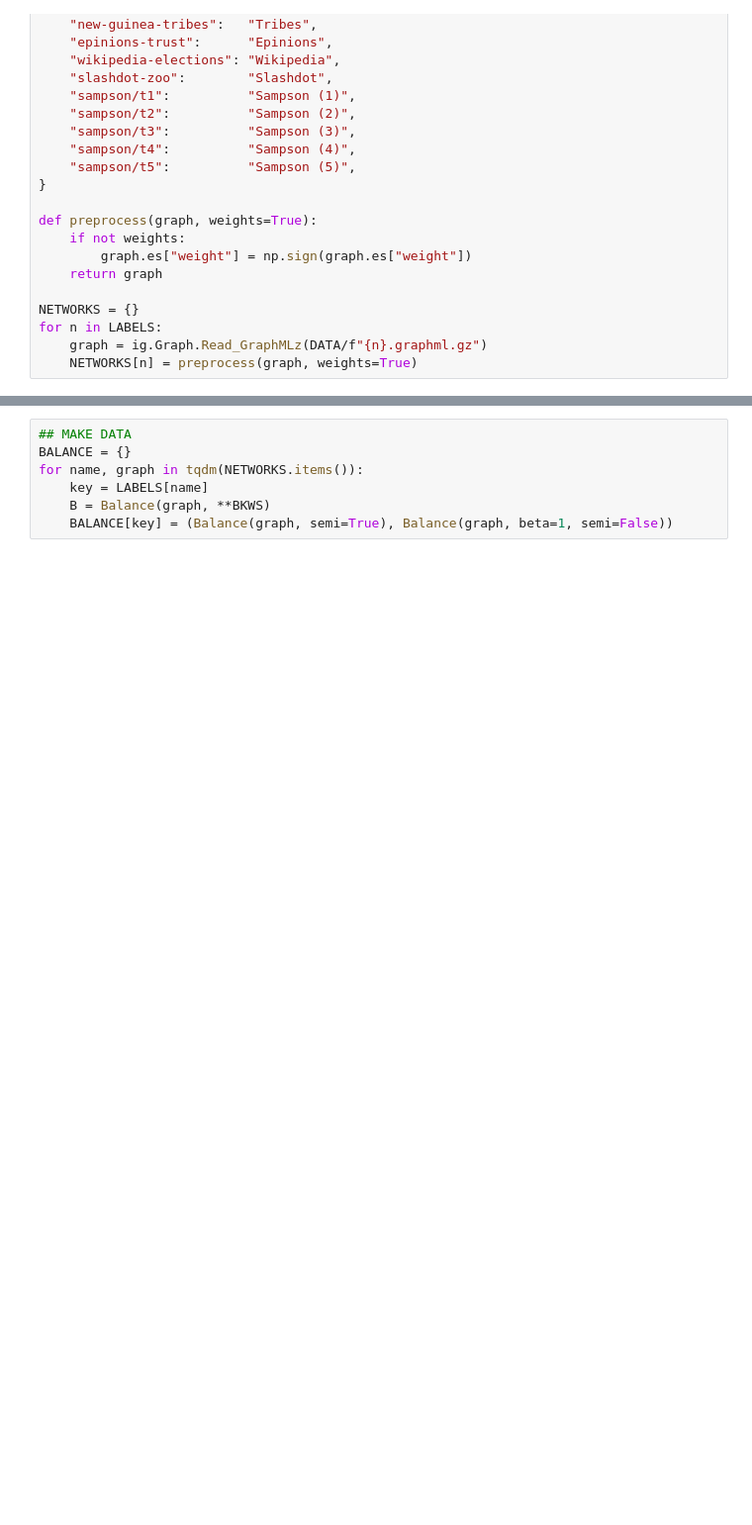
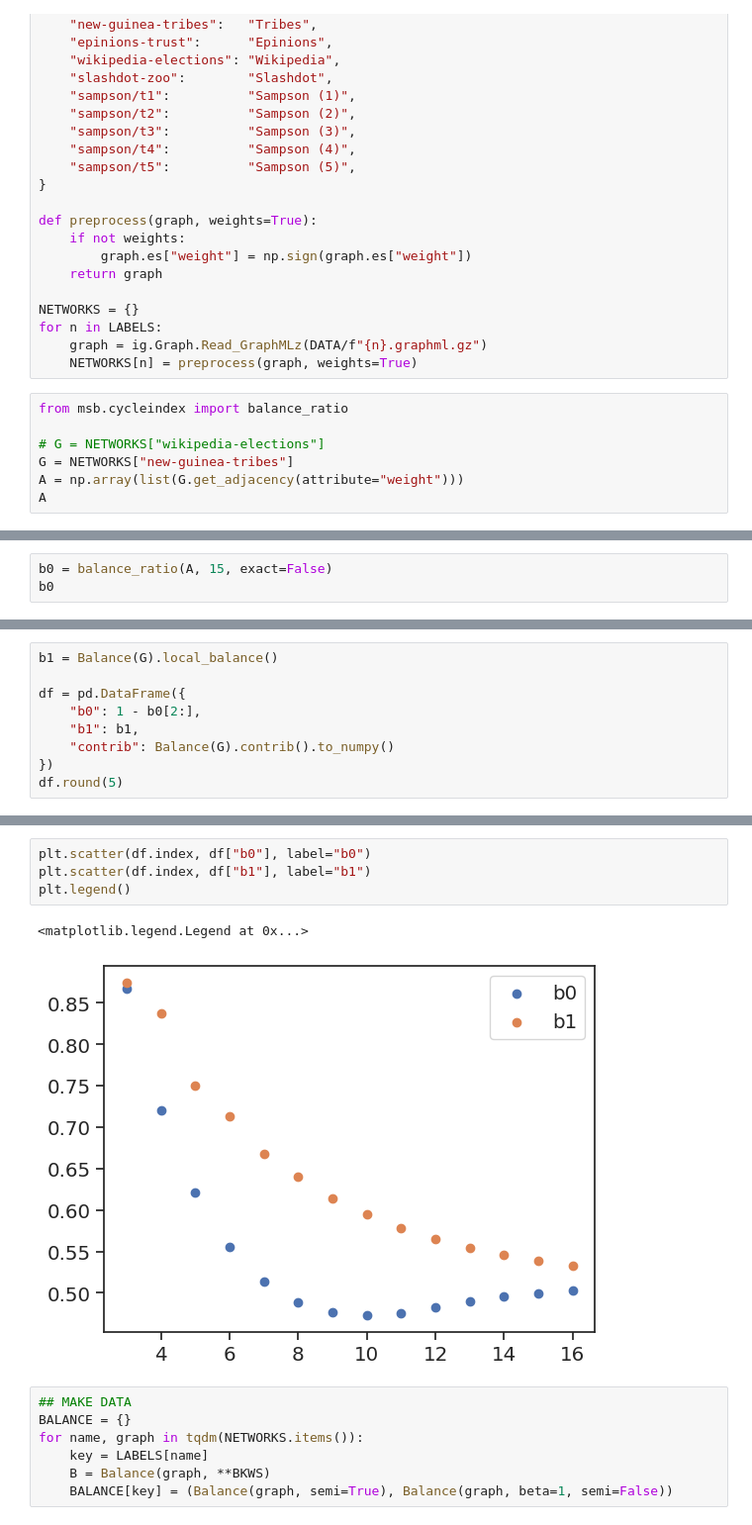
Before and after one commit to sztal/msb, a Jupyter notebook: notebooks/3-contributions.ipynb, the cells around one changed output, grey strips where cells are left out. Shown: that part at 99% size. Cells and saved outputs as stored; diff of their text form; blank space fills up the shorter version.

```diff
--- a/notebooks/3-contributions.ipynb
+++ b/notebooks/3-contributions.ipynb
@@ -56,3 +56,10 @@ NETWORKS = {}
 for n in LABELS:
     graph = ig.Graph.Read_GraphMLz(DATA/f"{n}.graphml.gz")
     NETWORKS[n] = preprocess(graph, weights=True)
+# %%
+from msb.cycleindex import balance_ratio
+
+# G = NETWORKS["wikipedia-elections"]
+G = NETWORKS["new-guinea-tribes"]
+A = np.array(list(G.get_adjacency(attribute="weight")))
+A
@@ -58,0 +74,3 @@ for n in LABELS:
+# %%
+b0 = balance_ratio(A, 15, exact=False)
+b0
@@ -58,0 +99,9 @@ for n in LABELS:
+# %%
+b1 = Balance(G).local_balance()
+
+df = pd.DataFrame({
+    "b0": 1 - b0[2:],
+    "b1": b1,
+    "contrib": Balance(G).contrib().to_numpy()
+})
+df.round(5)
@@ -59,3 +125,10 @@ for n in LABELS:
+# %%
+plt.scatter(df.index, df["b0"], label="b0")
+plt.scatter(df.index, df["b1"], label="b1")
+plt.legend()
+# %% [output]
+<matplotlib.legend.Legend at 0x...>
+[figure, added]
 # %%
 ## MAKE DATA
 BALANCE = {}
```
Also changed, not shown: parts of 4 cells of this notebook, 14 other files.
